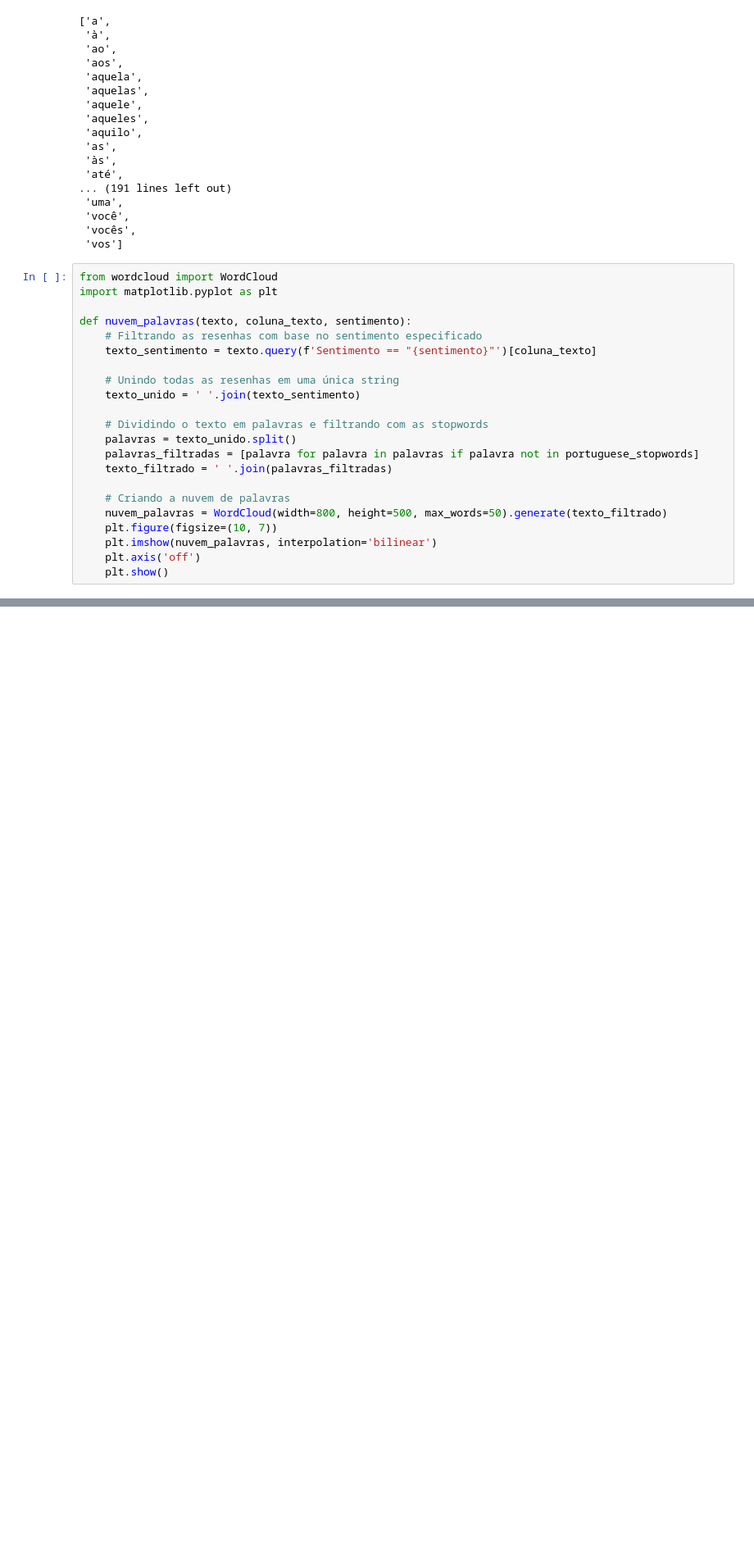
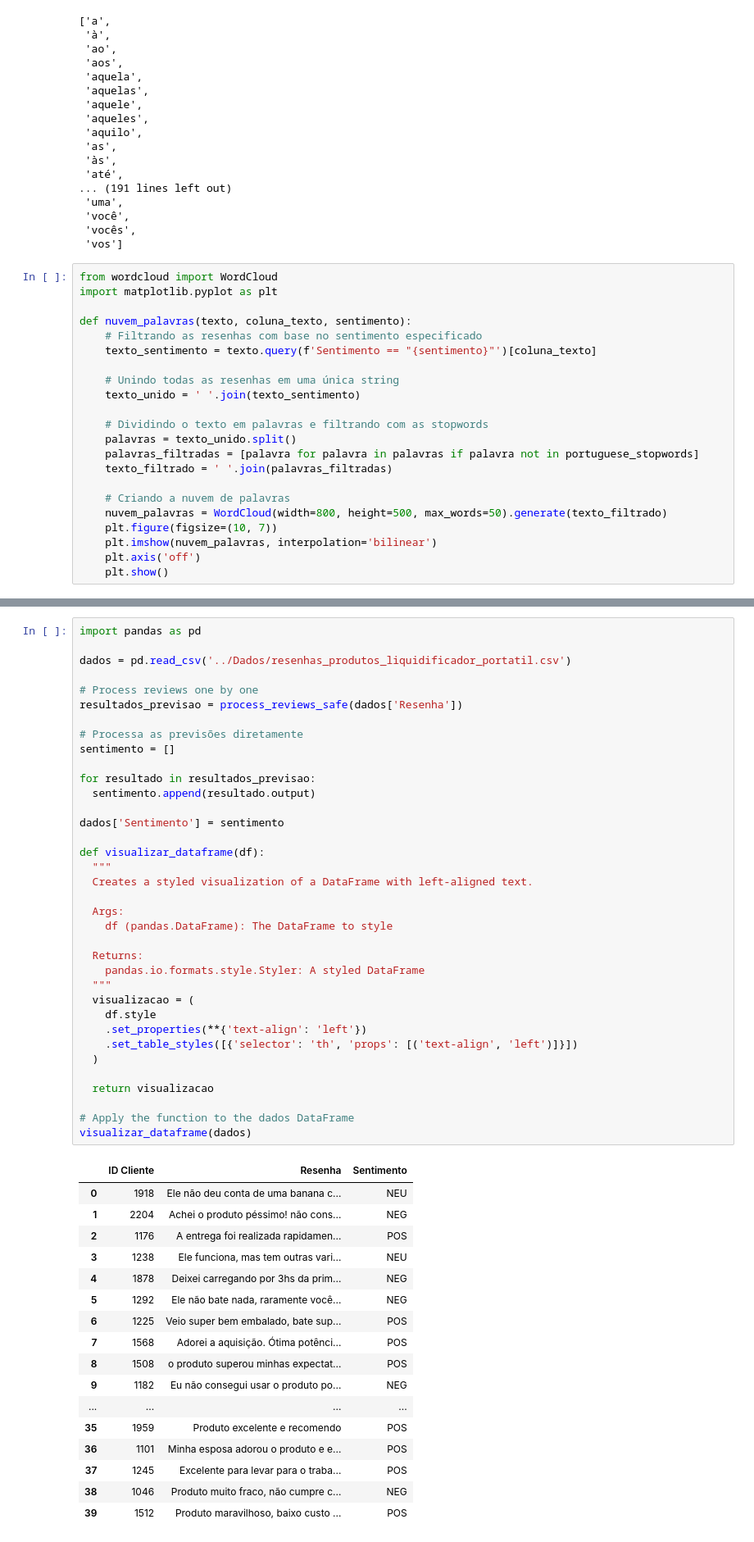
Before and after one commit to emviveros/alura_hugging_face_module, a Jupyter notebook: Notebooks/Aula_1.ipynb, the cells around one changed output, grey strips where cells are left out. Shown at 82% size. Drawn from its saved outputs; the diff is of its cells as text; blank space fills up the shorter version.

```diff
--- a/Notebooks/Aula_1.ipynb
+++ b/Notebooks/Aula_1.ipynb
@@ -276,0 +311,54 @@ nuvem_palavras(dados, 'Resenha', 'NEG')
+# %%
+import pandas as pd
+
+dados = pd.read_csv('../Dados/resenhas_produtos_liquidificador_portatil.csv')
+
+# Process reviews one by one
+resultados_previsao = process_reviews_safe(dados['Resenha'])
+
+# Processa as previsões diretamente
+sentimento = []
+
+for resultado in resultados_previsao:
+  sentimento.append(resultado.output)
+
+dados['Sentimento'] = sentimento
+
+def visualizar_dataframe(df):
+  """
+  Creates a styled visualization of a DataFrame with left-aligned text.
+
+  Args:
+    df (pandas.DataFrame): The DataFrame to style
+
+  Returns:
+    pandas.io.formats.style.Styler: A styled DataFrame
+  """
+  visualizacao = (
+    df.style
+    .set_properties(**{'text-align': 'left'})
+    .set_table_styles([{'selector': 'th', 'props': [('text-align', 'left')]}])
+  )
+
+  return visualizacao
+
+# Apply the function to the dados DataFrame
+visualizar_dataframe(dados)
+# %% [output]
+|  | ID Cliente | Resenha | Sentimento |
+| 0 | 1918 | Ele não deu conta de uma banana c... | NEU |
+| 1 | 2204 | Achei o produto péssimo! não cons... | NEG |
+| 2 | 1176 | A entrega foi realizada rapidamen... | POS |
+| 3 | 1238 | Ele funciona, mas tem outras vari... | NEU |
+| 4 | 1878 | Deixei carregando por 3hs da prim... | NEG |
+| 5 | 1292 | Ele não bate nada, raramente você... | NEG |
+| 6 | 1225 | Veio super bem embalado, bate sup... | POS |
+| 7 | 1568 | Adorei a aquisição. Ótima potênci... | POS |
+| 8 | 1508 | o produto superou minhas expectat... | POS |
+| 9 | 1182 | Eu não consegui usar o produto po... | NEG |
+| ... | ... | ... | ... |
+| 35 | 1959 | Produto excelente e recomendo | POS |
+| 36 | 1101 | Minha esposa adorou o produto e e... | POS |
+| 37 | 1245 | Excelente para levar para o traba... | POS |
+| 38 | 1046 | Produto muito fraco, não cumpre c... | NEG |
+| 39 | 1512 | Produto maravilhoso, baixo custo ... | POS |
```
Also changed, not shown: parts of 9 cells of this notebook.
